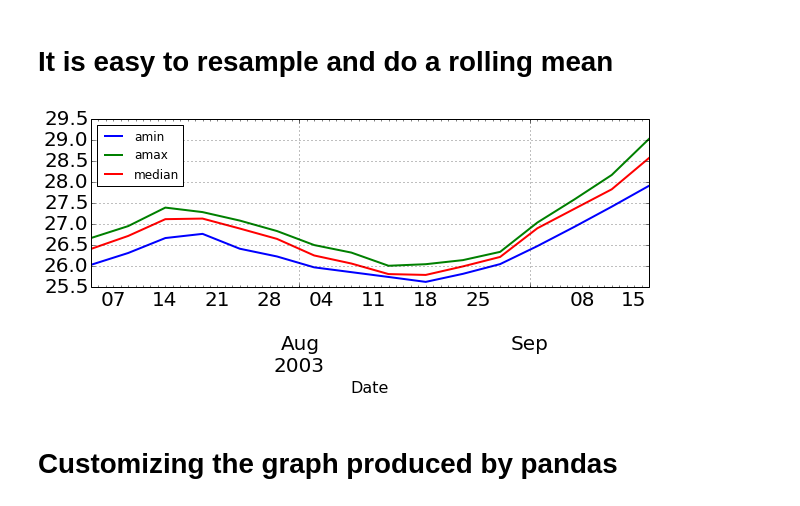
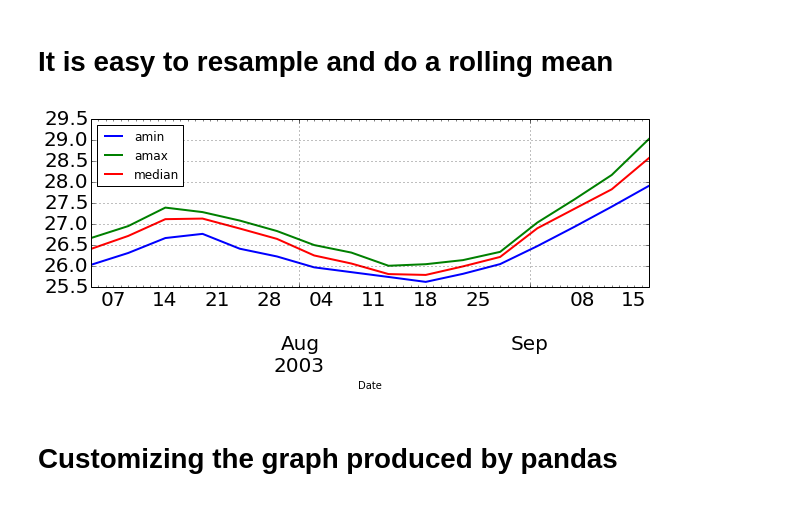
Before and after one commit to guziy/guziy.github.io, a Jupyter notebook: CNRCWP_student_workshop_2013-12-17/Python_CNRCWP_tutorial.ipynb, the cells around one changed output. Saved outputs shown, nothing was run; the diff lists cells and outputs as text; code cells hidden in the pictures.

```diff
--- a/CNRCWP_student_workshop_2013-12-17/Python_CNRCWP_tutorial.ipynb
+++ b/CNRCWP_student_workshop_2013-12-17/Python_CNRCWP_tutorial.ipynb
@@ -897,11 +892,10 @@ It is easy to resample and do a rolling mean
 ======
 # %%
 resampled_closes = closes_col_sorted.resample("5D",
-                                        how=[np.min, np.max, np.median])
+                        how=[np.min, np.max, np.median])
 ax = pd.rolling_mean(resampled_closes, 4, freq = "5D")[3:].plot(lw = 2);
-ax.figure.set_figheight(3)
 # %% [output]
-[figure, old version]
+[figure, new version]
 # %% [markdown]
 Customizing the graph produced by pandas
 ======
```
Also changed, not shown: parts of 38 cells of this notebook, 1 other file.
